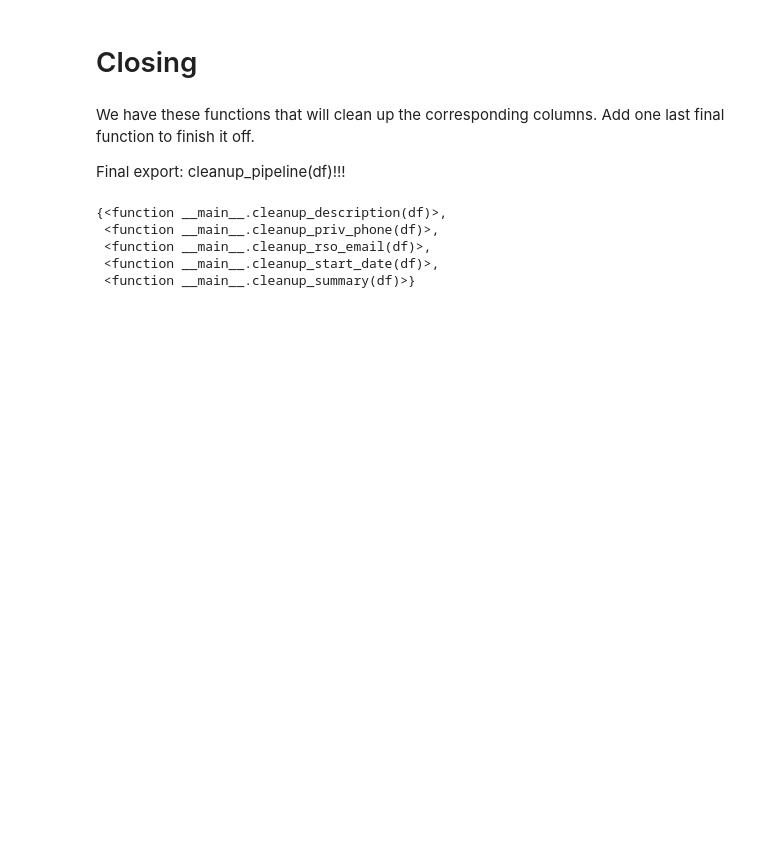
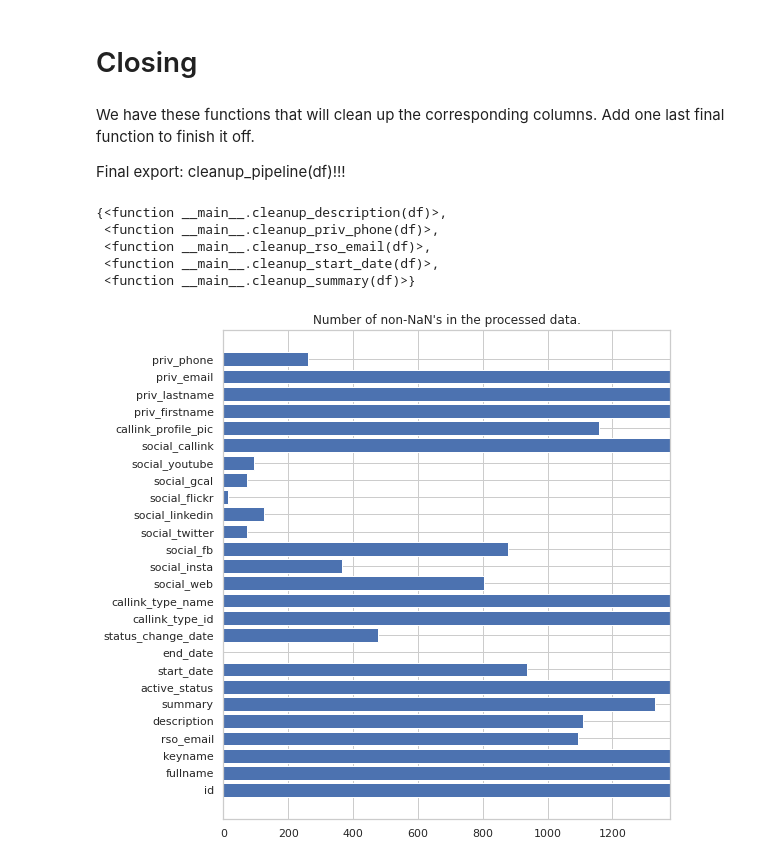
Before and after one commit to ivalexander13/msproul-data-cleaning, a Jupyter notebook: explore.ipynb, the cells around one changed output. Drawn from its saved outputs; the diff is of its cells as text; code cells hidden in the pictures; blank space fills up the shorter version.

```diff
--- a/explore.ipynb
+++ b/explore.ipynb
@@ -452,0 +446,13 @@ def cleanup_pipeline(df):
+# %%
+# See the missing data graph again, post-processing.
+copy2 = cleanup_pipeline(og_data.copy())
+cols = copy2.columns.values
+counts_blank = [copy2[col].notnull().sum() for col in cols]
+
+plt.figure(figsize=(8,9));
+plt.barh(width=counts_blank, y=cols);
+plt.xlim(0, len(copy2));
+plt.yticks(cols)
+plt.title("Number of non-NaN's in the processed data.");
+# %% [output]
+[figure, added]
```
Also changed, not shown: parts of 6 cells of this notebook.
